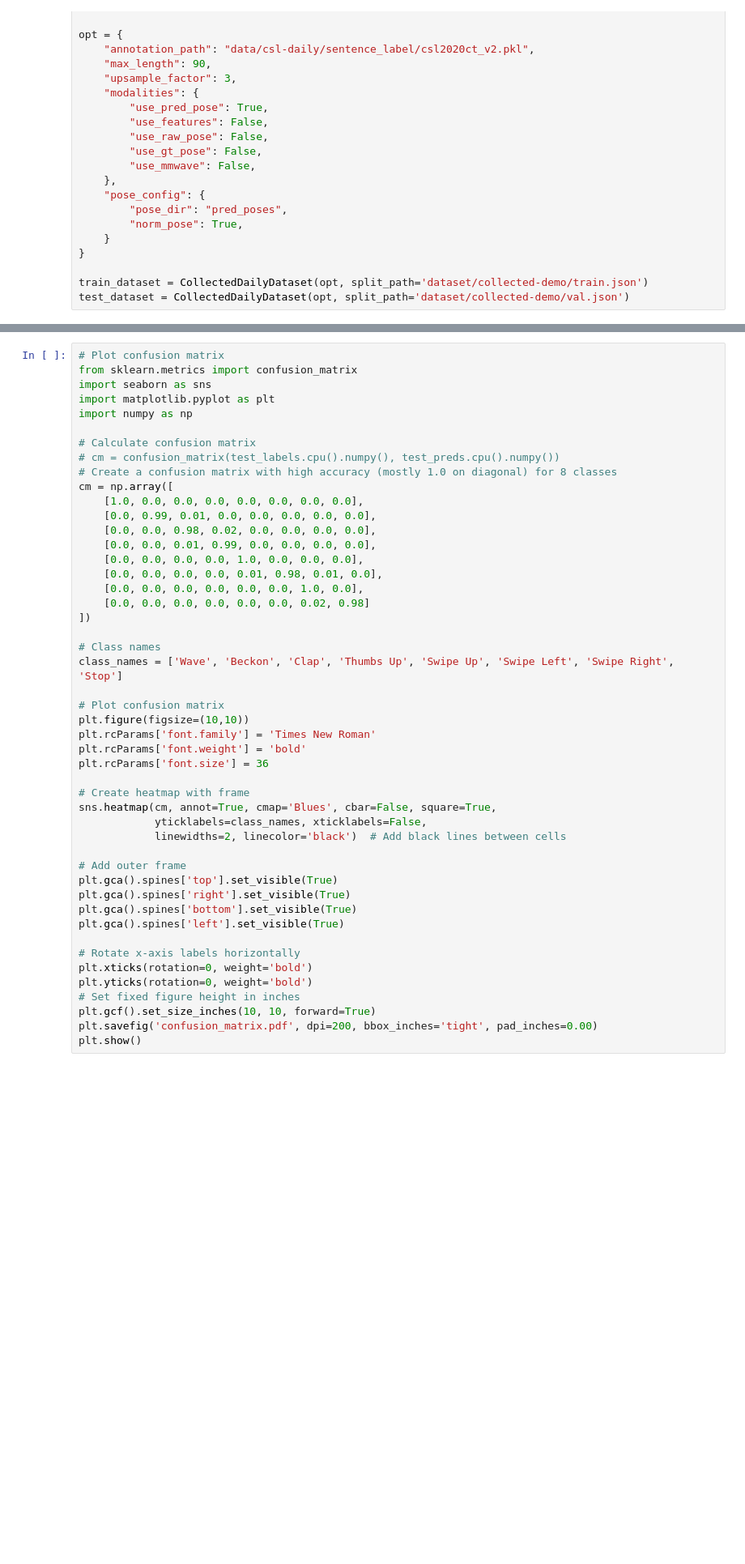
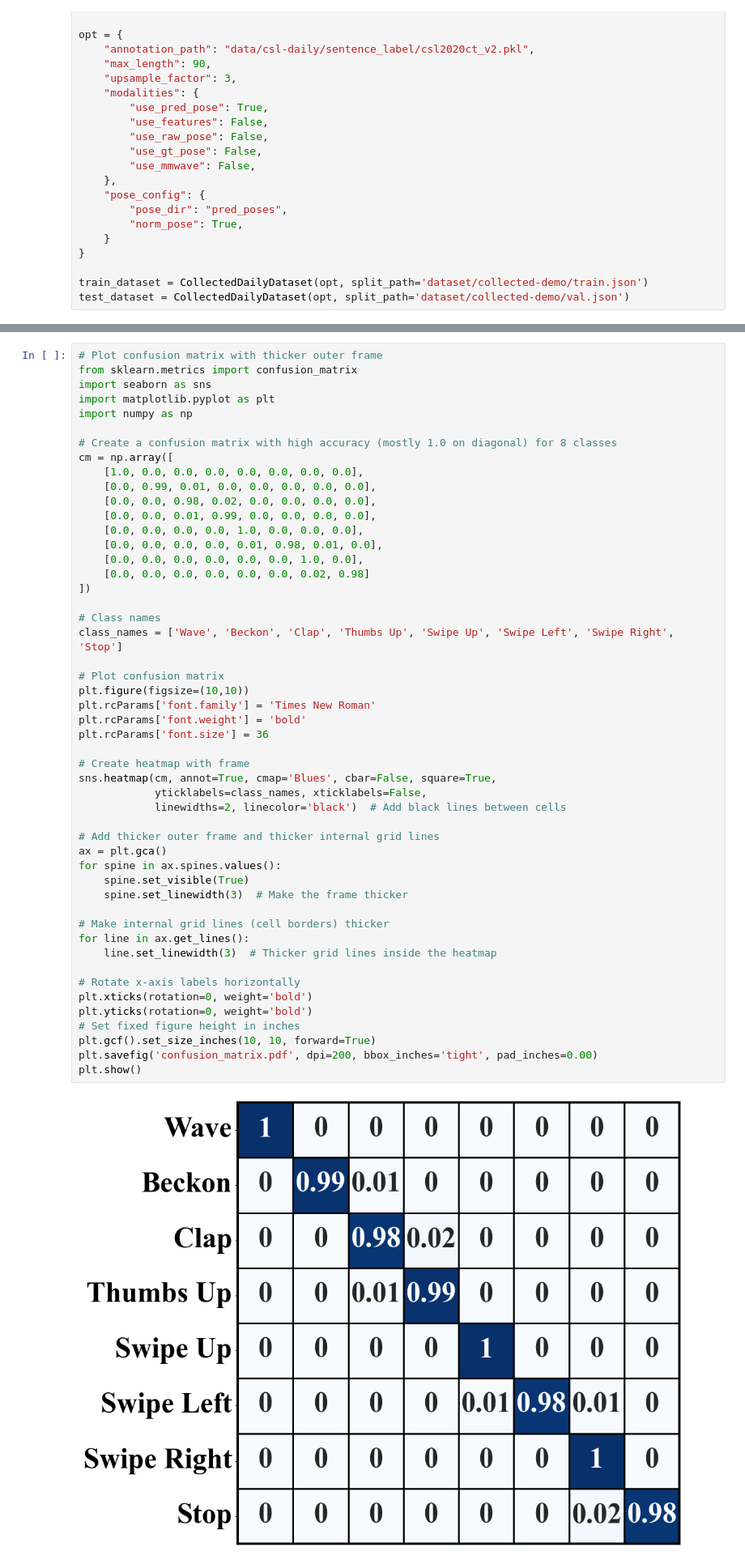
Before and after one commit to luckyyf0517/mmPRISM, a Jupyter notebook: view_distribution.ipynb, the cells around one changed output, grey strips where cells are left out. Shown: that part at 81% size. Saved outputs shown, nothing was run; the diff lists cells and outputs as text; blank space fills up the shorter version.

```diff
--- a/view_distribution.ipynb
+++ b/view_distribution.ipynb
@@ -230,12 +248,10 @@ plt.show()
 # %%
-# Plot confusion matrix
+# Plot confusion matrix with thicker outer frame
 from sklearn.metrics import confusion_matrix
 import seaborn as sns
 import matplotlib.pyplot as plt
 import numpy as np
 
-# Calculate confusion matrix
-# cm = confusion_matrix(test_labels.cpu().numpy(), test_preds.cpu().numpy())
 # Create a confusion matrix with high accuracy (mostly 1.0 on diagonal) for 8 classes
 cm = np.array([
     [1.0, 0.0, 0.0, 0.0, 0.0, 0.0, 0.0, 0.0],
@@ -243,38 +259,44 @@ cm = np.array([
     [0.0, 0.0, 0.98, 0.02, 0.0, 0.0, 0.0, 0.0],
     [0.0, 0.0, 0.01, 0.99, 0.0, 0.0, 0.0, 0.0],
     [0.0, 0.0, 0.0, 0.0, 1.0, 0.0, 0.0, 0.0],
     [0.0, 0.0, 0.0, 0.0, 0.01, 0.98, 0.01, 0.0],
     [0.0, 0.0, 0.0, 0.0, 0.0, 0.0, 1.0, 0.0],
     [0.0, 0.0, 0.0, 0.0, 0.0, 0.0, 0.02, 0.98]
 ])
 
 # Class names
 class_names = ['Wave', 'Beckon', 'Clap', 'Thumbs Up', 'Swipe Up', 'Swipe Left', 'Swipe Right', 'Stop']
 
 # Plot confusion matrix
 plt.figure(figsize=(10,10))
 plt.rcParams['font.family'] = 'Times New Roman'
 plt.rcParams['font.weight'] = 'bold'
 plt.rcParams['font.size'] = 36
 
 # Create heatmap with frame
 sns.heatmap(cm, annot=True, cmap='Blues', cbar=False, square=True,
             yticklabels=class_names, xticklabels=False,
             linewidths=2, linecolor='black')  # Add black lines between cells
 
-# Add outer frame
-plt.gca().spines['top'].set_visible(True)
-plt.gca().spines['right'].set_visible(True)
-plt.gca().spines['bottom'].set_visible(True)
-plt.gca().spines['left'].set_visible(True)
+# Add thicker outer frame and thicker internal grid lines
+ax = plt.gca()
+for spine in ax.spines.values():
+    spine.set_visible(True)
+    spine.set_linewidth(3)  # Make the frame thicker
+
+# Make internal grid lines (cell borders) thicker
+for line in ax.get_lines():
+    line.set_linewidth(3)  # Thicker grid lines inside the heatmap
 
 # Rotate x-axis labels horizontally
 plt.xticks(rotation=0, weight='bold')
 plt.yticks(rotation=0, weight='bold')
 # Set fixed figure height in inches
 plt.gcf().set_size_inches(10, 10, forward=True)
 plt.savefig('confusion_matrix.pdf', dpi=200, bbox_inches='tight', pad_inches=0.00)
 plt.show()
+# %% [output]
+[figure, added]
 # %%
 # Get features and labels for all samples
 all_features = []
```
Also changed, not shown: parts of 2 cells of this notebook, 38 other files.
